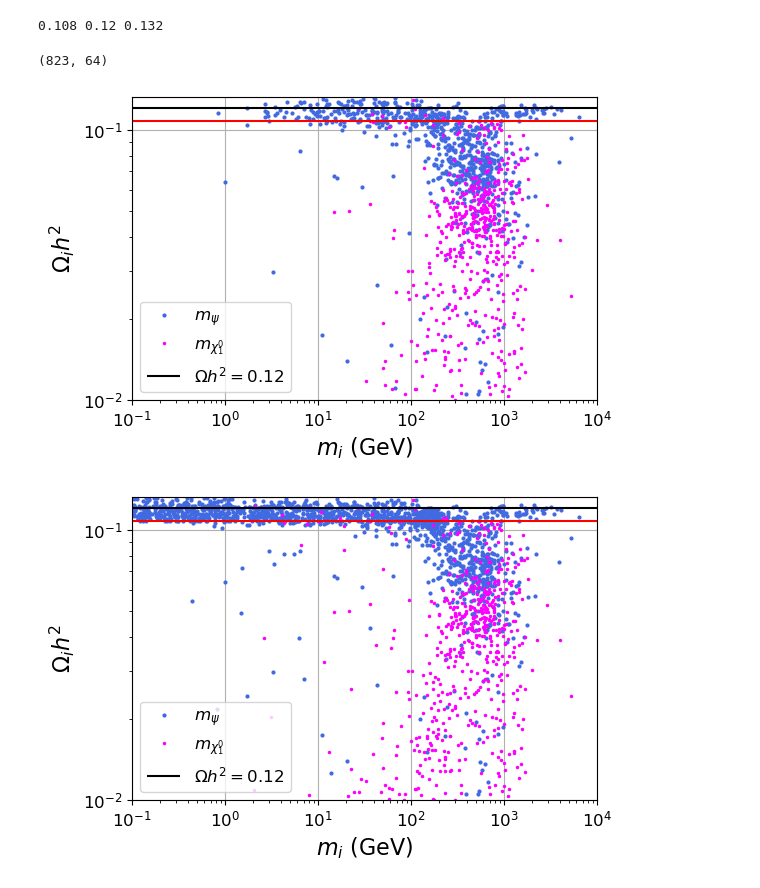
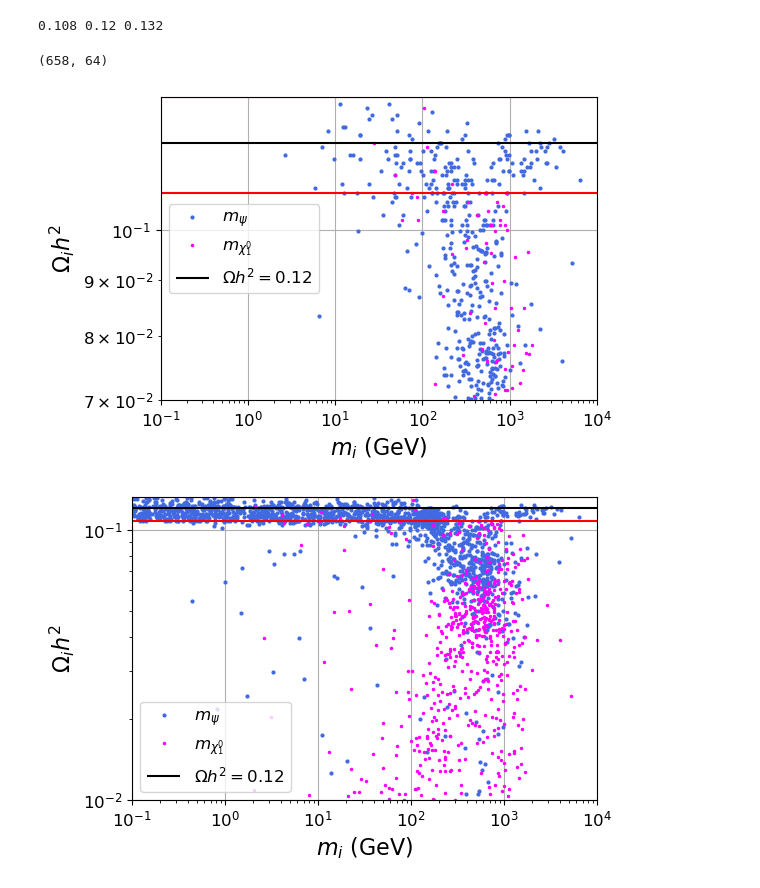
Before and after one commit to davidsuarezr/MDEO, a Jupyter notebook: random-scan-DM.ipynb, the cells around one changed output. Cells and saved outputs as stored; diff of their text form; code cells hidden in the pictures.

```diff
--- a/random-scan-DM.ipynb
+++ b/random-scan-DM.ipynb
@@ -42,5 +42,7 @@ Filter with $m {\chi_1^0} < m {s_1}$ and $\lambda_5 <= 1.0$
 # %%
-xd = xd[np.logical_and(np.abs(xd.mXi_1) < np.abs(xd.mns_1), xd.Lam5 <= 4*np.pi )]
+xd = xd[np.logical_and(np.abs(xd.mXi_1) < np.abs(xd.mns_1), xd.Lam5 <= np.sqrt(4*np.pi) )]
 
 xd = xd.reset_index()
 del[xd['index']]
+
+xd.shape
@@ -67,31 +93,31 @@ del[xd['index']]
 
 xd.shape
 # %% [output]
-(823, 64)
+(658, 64)
 # %%
 plt.figure(figsize=(6,4))
 
 plt.loglog(xd.mChi,xd.Omega1,color='royalblue', marker='.',ms=4,linestyle='',label='$m_\psi$')
 plt.loglog(xd.mXi_1,xd.Omega2,color='magenta', marker='.',ms=3,linestyle='',label='$m_{\chi_1^0}$')
 
 plt.hlines(Omega_max,0.1,1e4, 'r',label=r'')
 plt.hlines(Omega_min,0.1,1e4, 'r',label=r'')
 
 plt.hlines(Omega,0.1,1e4, 'k',label=r'$\Omega h^2=$0.12')
 
 plt.xlabel(r'$m_i$ (GeV)',size=16)
 plt.ylabel(r'$\Omega_i h^2$',size=16)
 plt.legend()
 plt.grid()
 
 #plt.ylim(Omega_min,Omega_max)
-plt.ylim(1e-2,Omega_max)
+plt.ylim(7e-2,Omega_max)
 plt.xlim(0.1, 1e4)
 #plt.savefig('plots/DM.pdf')
 
 plt.tight_layout()
 # %% [output]
-[figure, old version]
+[figure, new version]
 # %%
 # %% [output]
 [figure]
```
Also changed, not shown: parts of 21 cells of this notebook, 3 other files.
